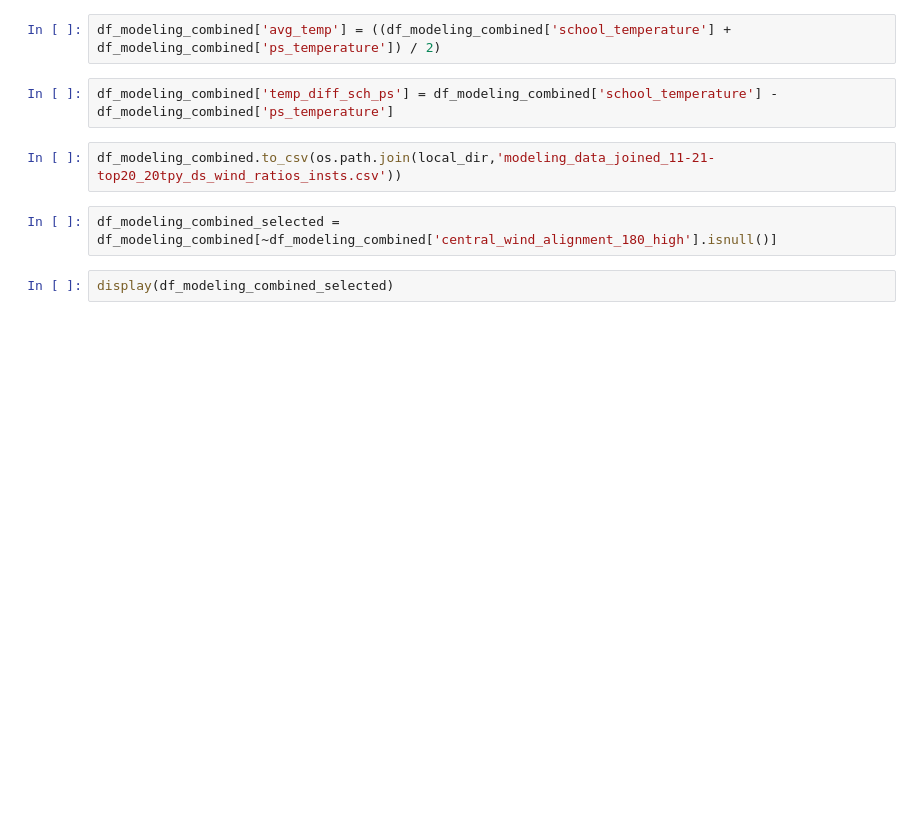
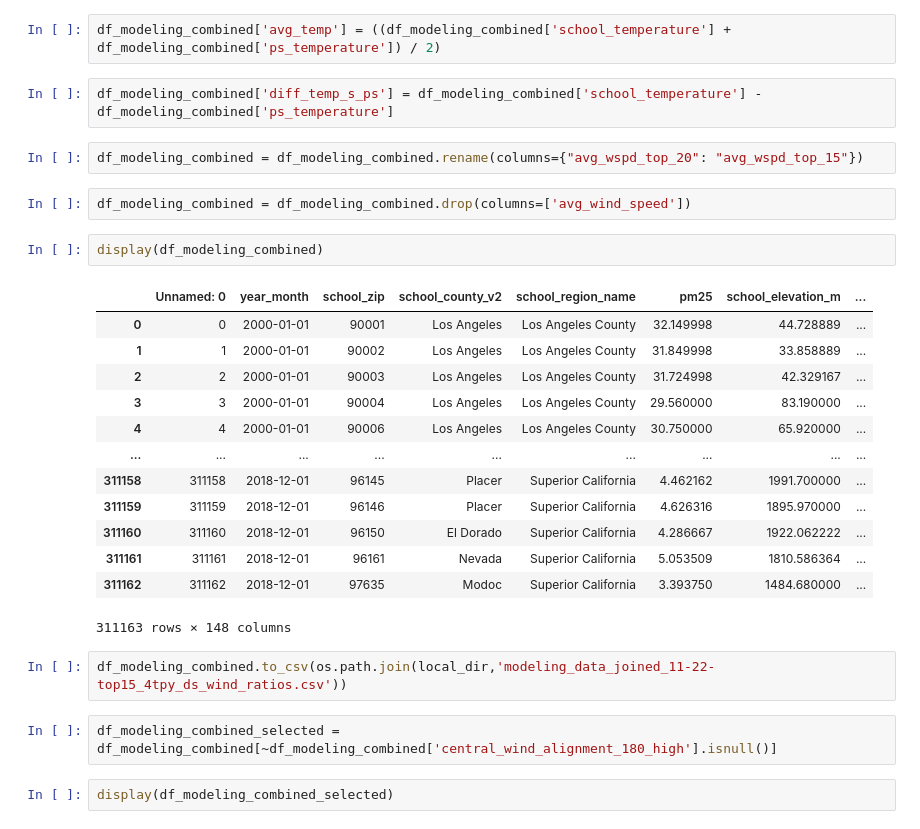
Before and after one commit to mattslyons/JLPS_capstone_project, a Jupyter notebook: data_clean_scripts/instrument/instrument_v2_topN_wspdratio.ipynb, the cells around one changed output. Drawn from its saved outputs; the diff is of its cells as text; blank space fills up the shorter version.

```diff
--- a/data_clean_scripts/instrument/instrument_v2_topN_wspdratio.ipynb
+++ b/data_clean_scripts/instrument/instrument_v2_topN_wspdratio.ipynb
@@ -2897,9 +2915,29 @@ display(df_modeling_combined)
 # %%
 df_modeling_combined['avg_temp'] = ((df_modeling_combined['school_temperature'] + df_modeling_combined['ps_temperature']) / 2)
 # %%
-df_modeling_combined['temp_diff_sch_ps'] = df_modeling_combined['school_temperature'] - df_modeling_combined['ps_temperature']
+df_modeling_combined['diff_temp_s_ps'] = df_modeling_combined['school_temperature'] - df_modeling_combined['ps_temperature']
+# %%
+df_modeling_combined = df_modeling_combined.rename(columns={"avg_wspd_top_20": "avg_wspd_top_15"})
+# %%
+df_modeling_combined = df_modeling_combined.drop(columns=['avg_wind_speed'])
+# %%
+display(df_modeling_combined)
+# %% [output]
+|  | Unnamed: 0 | year_month | school_zip | school_county_v2 | school_region_name | pm25 | school_elevation_m | ... |
+| 0 | 0 | 2000-01-01 | 90001 | Los Angeles | Los Angeles County | 32.149998 | 44.728889 | ... |
+| 1 | 1 | 2000-01-01 | 90002 | Los Angeles | Los Angeles County | 31.849998 | 33.858889 | ... |
+| 2 | 2 | 2000-01-01 | 90003 | Los Angeles | Los Angeles County | 31.724998 | 42.329167 | ... |
+| 3 | 3 | 2000-01-01 | 90004 | Los Angeles | Los Angeles County | 29.560000 | 83.190000 | ... |
+| 4 | 4 | 2000-01-01 | 90006 | Los Angeles | Los Angeles County | 30.750000 | 65.920000 | ... |
+| ... | ... | ... | ... | ... | ... | ... | ... | ... |
+| 311158 | 311158 | 2018-12-01 | 96145 | Placer | Superior California | 4.462162 | 1991.700000 | ... |
+| 311159 | 311159 | 2018-12-01 | 96146 | Placer | Superior California | 4.626316 | 1895.970000 | ... |
+| 311160 | 311160 | 2018-12-01 | 96150 | El Dorado | Superior California | 4.286667 | 1922.062222 | ... |
+| 311161 | 311161 | 2018-12-01 | 96161 | Nevada | Superior California | 5.053509 | 1810.586364 | ... |
+| 311162 | 311162 | 2018-12-01 | 97635 | Modoc | Superior California | 3.393750 | 1484.680000 | ... |
+311163 rows × 148 columns
 # %%
-df_modeling_combined.to_csv(os.path.join(local_dir,'modeling_data_joined_11-21-top20_20tpy_ds_wind_ratios_insts.csv'))
+df_modeling_combined.to_csv(os.path.join(local_dir,'modeling_data_joined_11-22-top15_4tpy_ds_wind_ratios.csv'))
 # %%
 df_modeling_combined_selected = df_modeling_combined[~df_modeling_combined['central_wind_alignment_180_high'].isnull()]
 # %%
```
Also changed, not shown: parts of 2 cells of this notebook, 1 other file.
